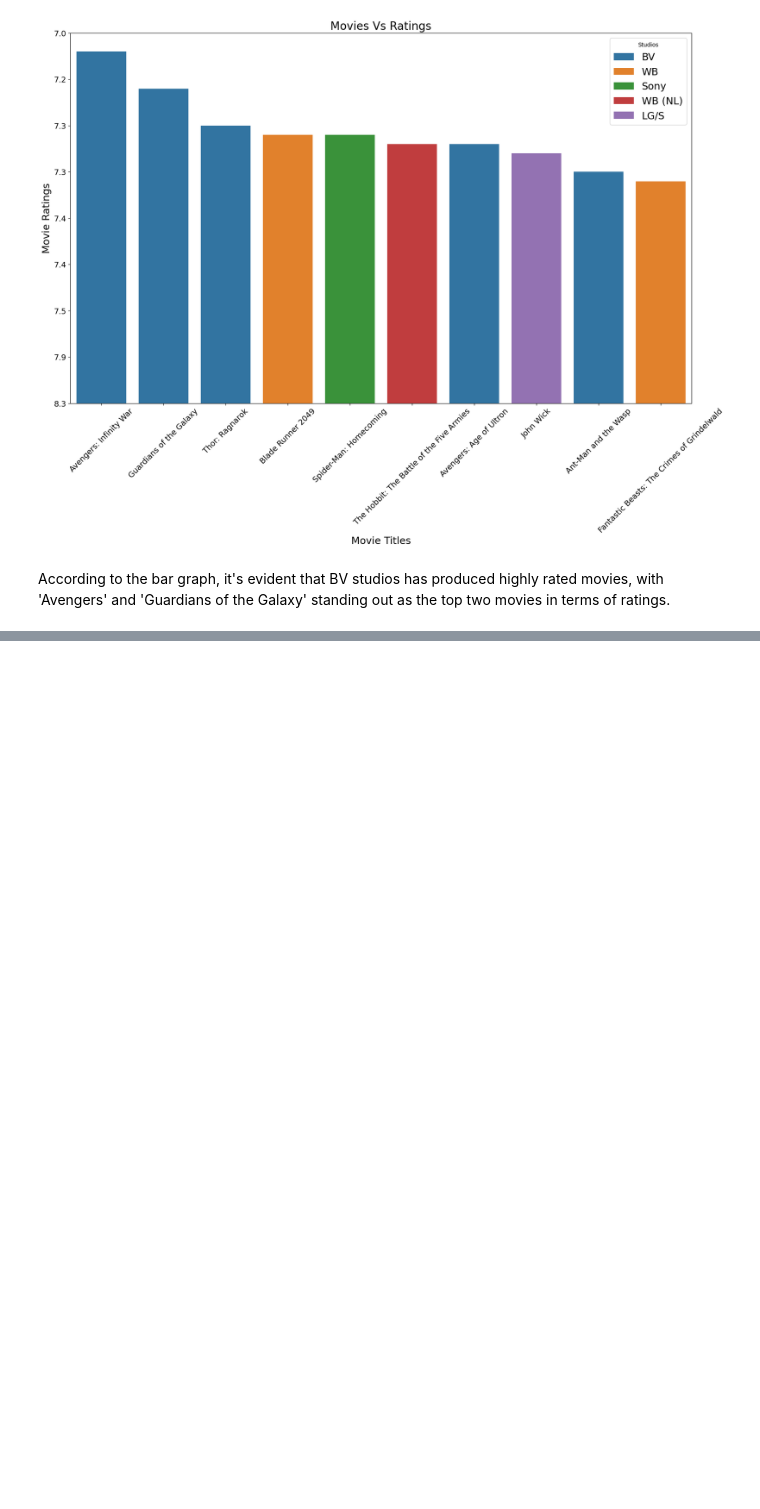
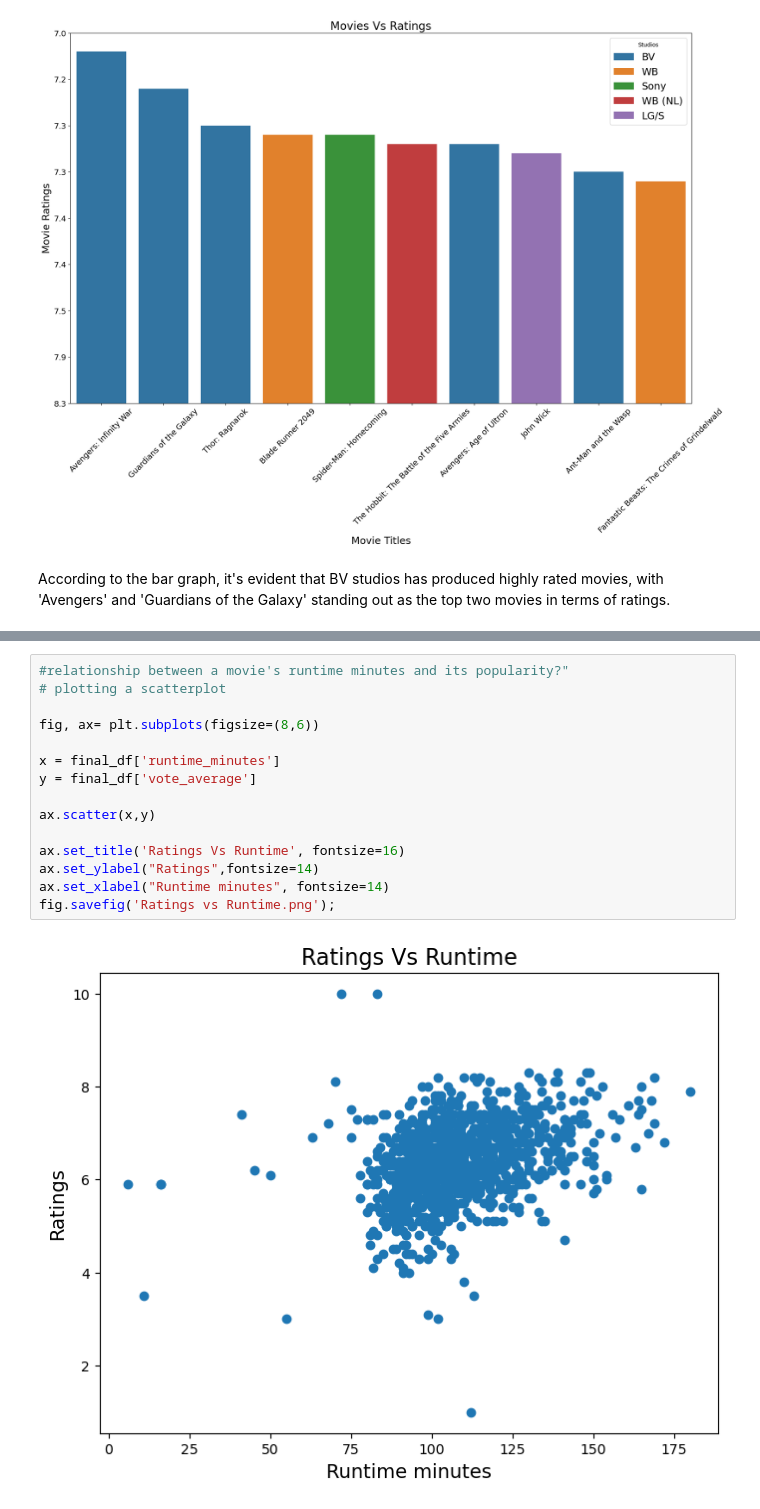
Before and after one commit to Keter22/dsc-phase-1-project-v2-4, a Jupyter notebook: student.ipynb, the cells around one changed output, grey strips where cells are left out. Drawn from its saved outputs; the diff is of its cells as text; blank space fills up the shorter version.

```diff
--- a/student.ipynb
+++ b/student.ipynb
@@ -1320,0 +1338,17 @@ According to the bar graph, it's evident that BV studios has produced highly rat
+# %%
+#relationship between a movie's runtime minutes and its popularity?"
+# plotting a scatterplot
+
+fig, ax= plt.subplots(figsize=(8,6))
+
+x = final_df['runtime_minutes']
+y = final_df['vote_average']
+
+ax.scatter(x,y)
+
+ax.set_title('Ratings Vs Runtime', fontsize=16)
+ax.set_ylabel("Ratings",fontsize=14)
+ax.set_xlabel("Runtime minutes", fontsize=14)
+fig.savefig('Ratings vs Runtime.png');
+# %% [output]
+[figure, added]
```
Also changed, not shown: parts of 2 cells of this notebook.
